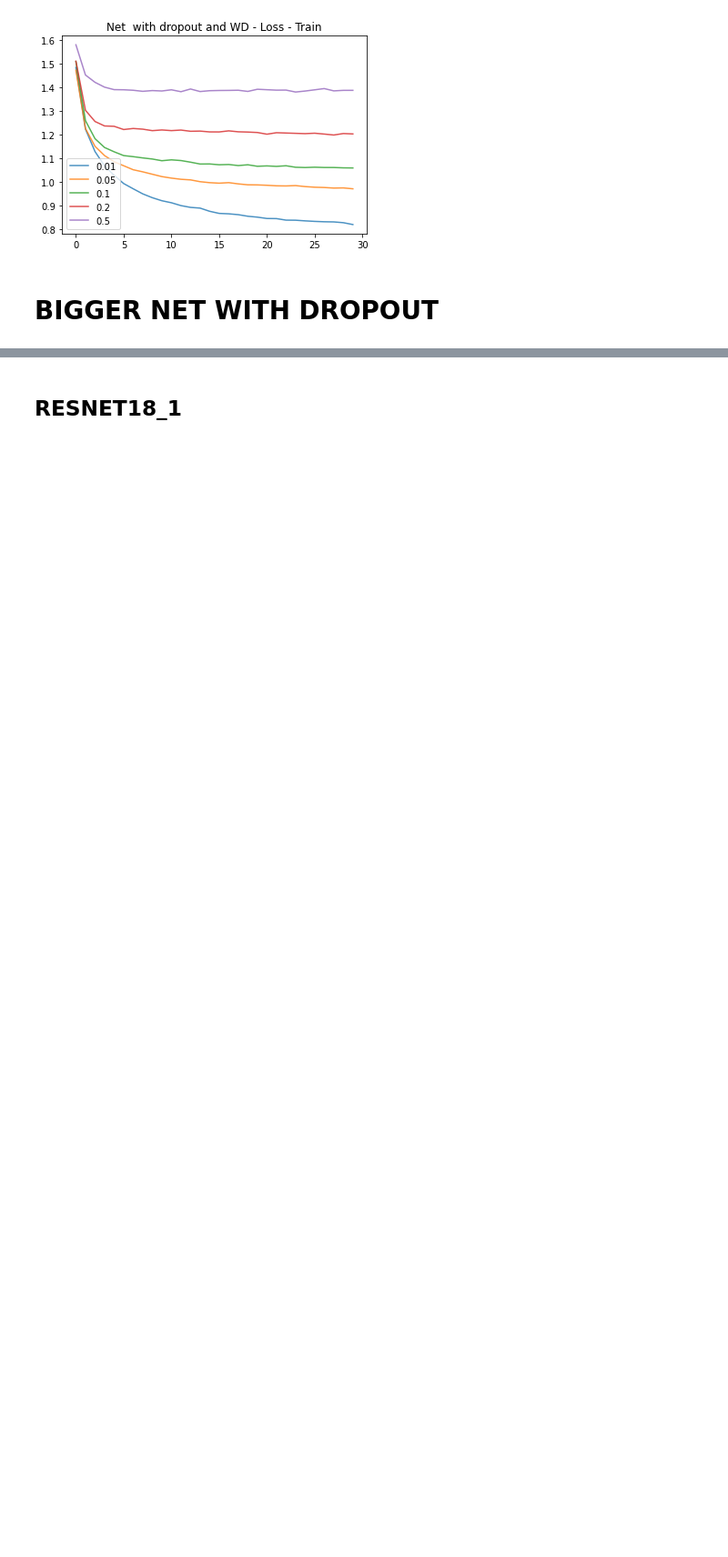
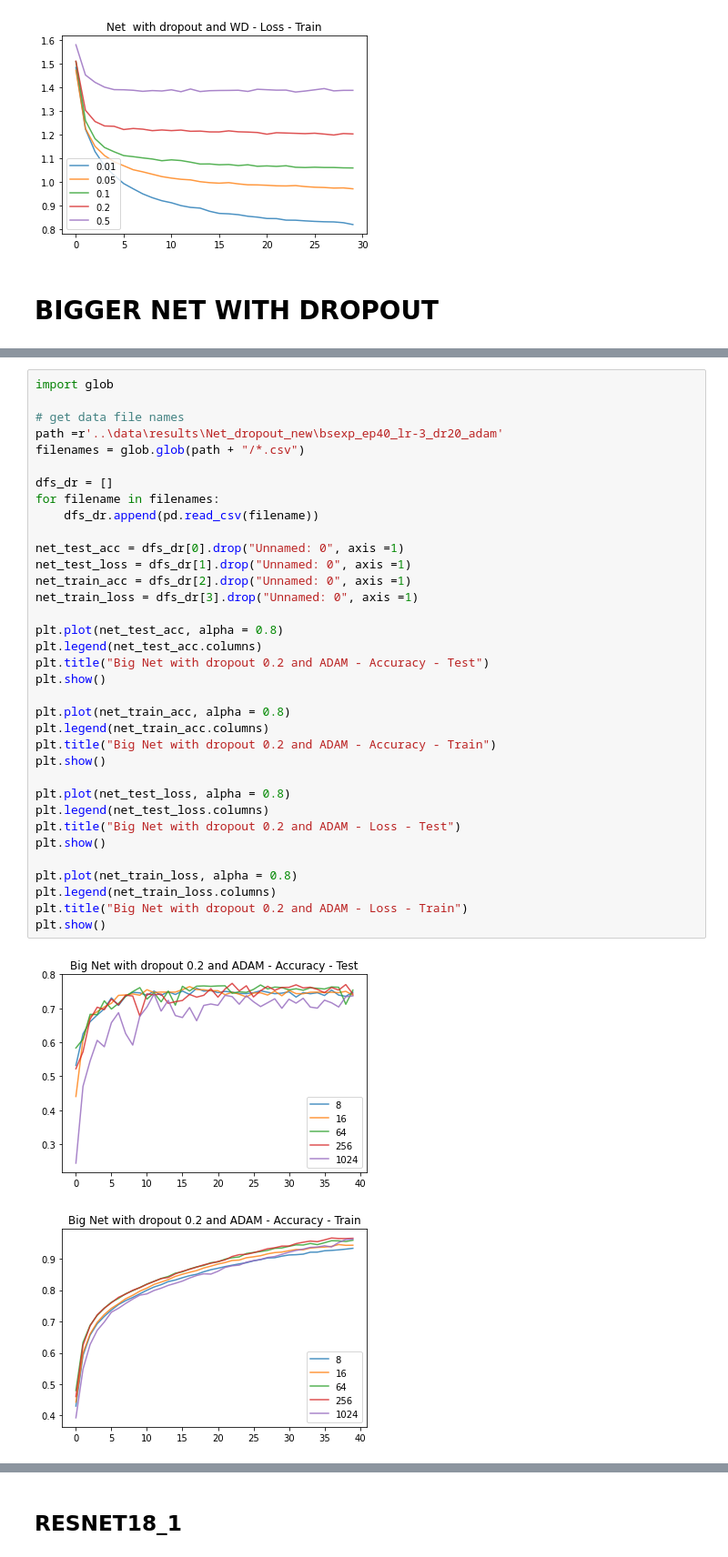
Before and after one commit to muszkowska/DeepLearning, a Jupyter notebook: notebooks/results.ipynb, the cells around one changed output, grey strips where cells are left out. Shown at 91% size. Cells and saved outputs as stored; diff of their text form; blank space fills up the shorter version.

```diff
--- a/notebooks/results.ipynb
+++ b/notebooks/results.ipynb
@@ -217,0 +210,38 @@ Text(0.5, 1.0, 'Bigger Net with dropout -  Loss')
+# %%
+import glob
+
+# get data file names
+path =r'..\data\results\Net_dropout_new\bsexp_ep40_lr-3_dr20_adam'
+filenames = glob.glob(path + "/*.csv")
+
+dfs_dr = []
+for filename in filenames:
+    dfs_dr.append(pd.read_csv(filename))
+
+net_test_acc = dfs_dr[0].drop("Unnamed: 0", axis =1)
+net_test_loss = dfs_dr[1].drop("Unnamed: 0", axis =1)
+net_train_acc = dfs_dr[2].drop("Unnamed: 0", axis =1)
+net_train_loss = dfs_dr[3].drop("Unnamed: 0", axis =1)
+
+plt.plot(net_test_acc, alpha = 0.8)
+plt.legend(net_test_acc.columns)
+plt.title("Big Net with dropout 0.2 and ADAM - Accuracy - Test")
+plt.show()
+
+plt.plot(net_train_acc, alpha = 0.8)
+plt.legend(net_train_acc.columns)
+plt.title("Big Net with dropout 0.2 and ADAM - Accuracy - Train")
+plt.show()
+
+plt.plot(net_test_loss, alpha = 0.8)
+plt.legend(net_test_loss.columns)
+plt.title("Big Net with dropout 0.2 and ADAM - Loss - Test")
+plt.show()
+
+plt.plot(net_train_loss, alpha = 0.8)
+plt.legend(net_train_loss.columns)
+plt.title("Big Net with dropout 0.2 and ADAM - Loss - Train")
+plt.show()
+# %% [output]
+[figure, added]
+[figure, added]
```
Also changed, not shown: parts of 21 cells of this notebook, 24 other files.
